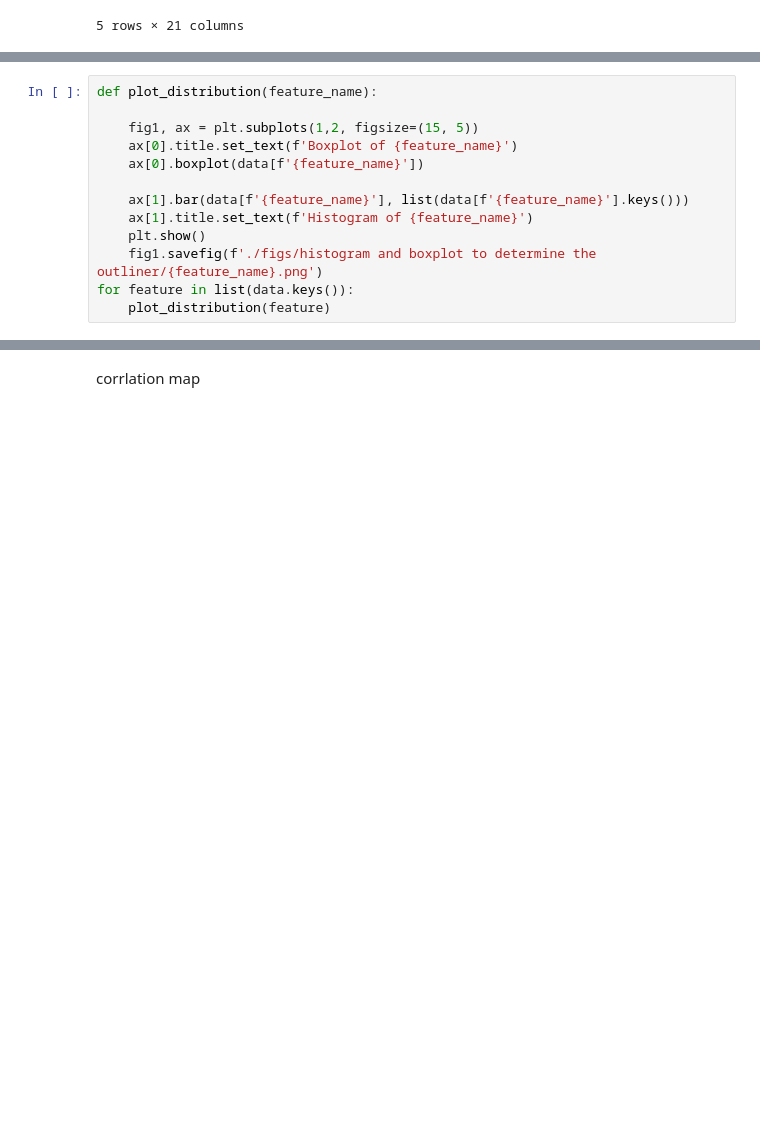
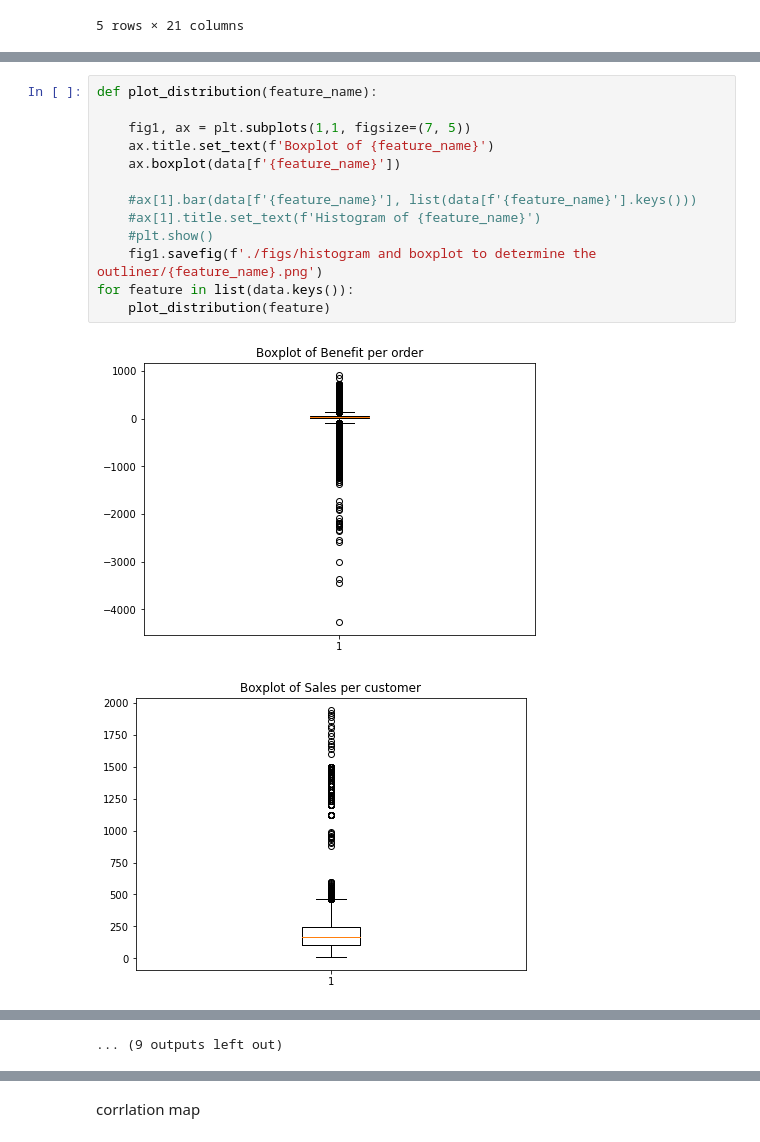
Before and after one commit to duclvQ/supply_chain, a Jupyter notebook: data_preprocessing.ipynb, the cells around one changed output, grey strips where cells are left out. Cells and saved outputs as stored; diff of their text form; blank space fills up the shorter version.

```diff
--- a/data_preprocessing.ipynb
+++ b/data_preprocessing.ipynb
@@ -196,13 +207,16 @@ data.head()
 # %%
 def plot_distribution(feature_name):
 
-    fig1, ax = plt.subplots(1,2, figsize=(15, 5))
-    ax[0].title.set_text(f'Boxplot of {feature_name}')
-    ax[0].boxplot(data[f'{feature_name}'])
+    fig1, ax = plt.subplots(1,1, figsize=(7, 5))
+    ax.title.set_text(f'Boxplot of {feature_name}')
+    ax.boxplot(data[f'{feature_name}'])
 
-    ax[1].bar(data[f'{feature_name}'], list(data[f'{feature_name}'].keys()))
-    ax[1].title.set_text(f'Histogram of {feature_name}')
-    plt.show()
+    #ax[1].bar(data[f'{feature_name}'], list(data[f'{feature_name}'].keys()))
+    #ax[1].title.set_text(f'Histogram of {feature_name}')
+    #plt.show()
     fig1.savefig(f'./figs/histogram and boxplot to determine the outliner/{feature_name}.png')
 for feature in list(data.keys()):
     plot_distribution(feature)
+# %% [output]
+[figure, added]
+[figure, added]
@@ -208,0 +233 @@ for feature in list(data.keys()):
+... (9 outputs left out)
```
Also changed, not shown: parts of 13 cells of this notebook, 30 other files.
